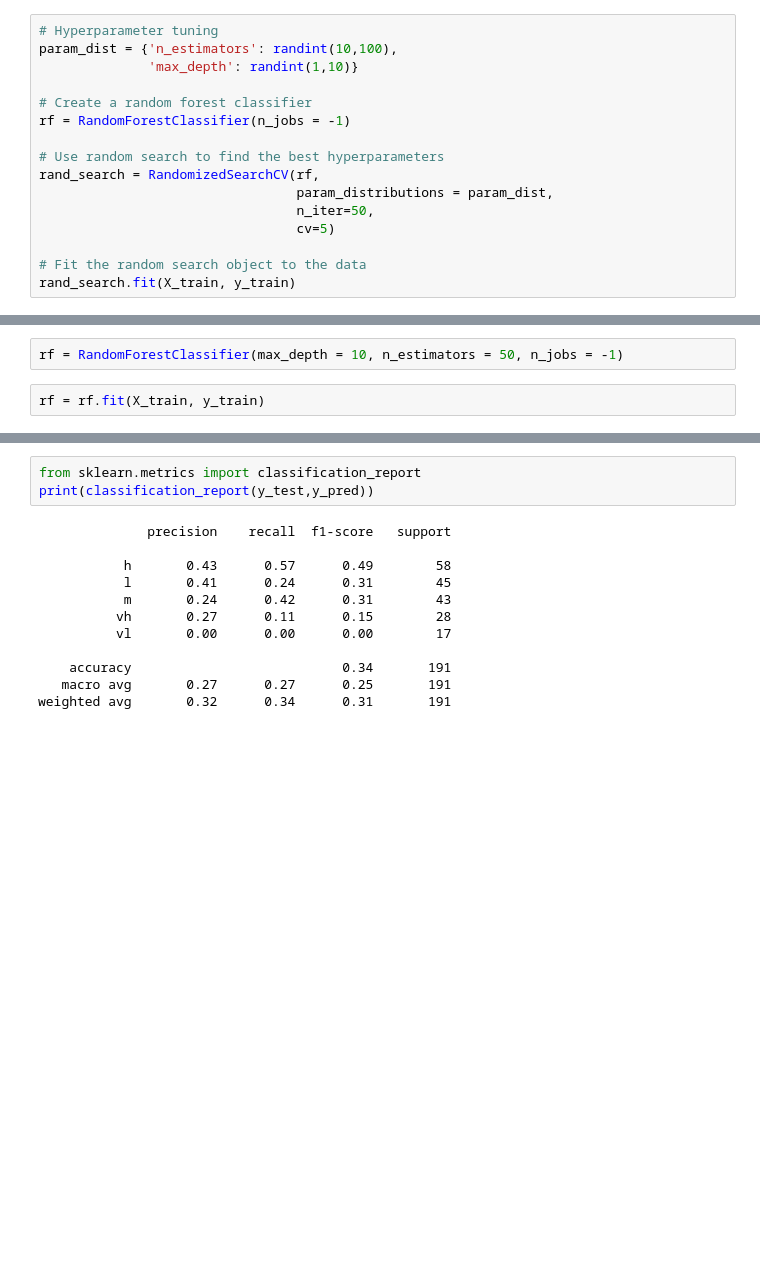
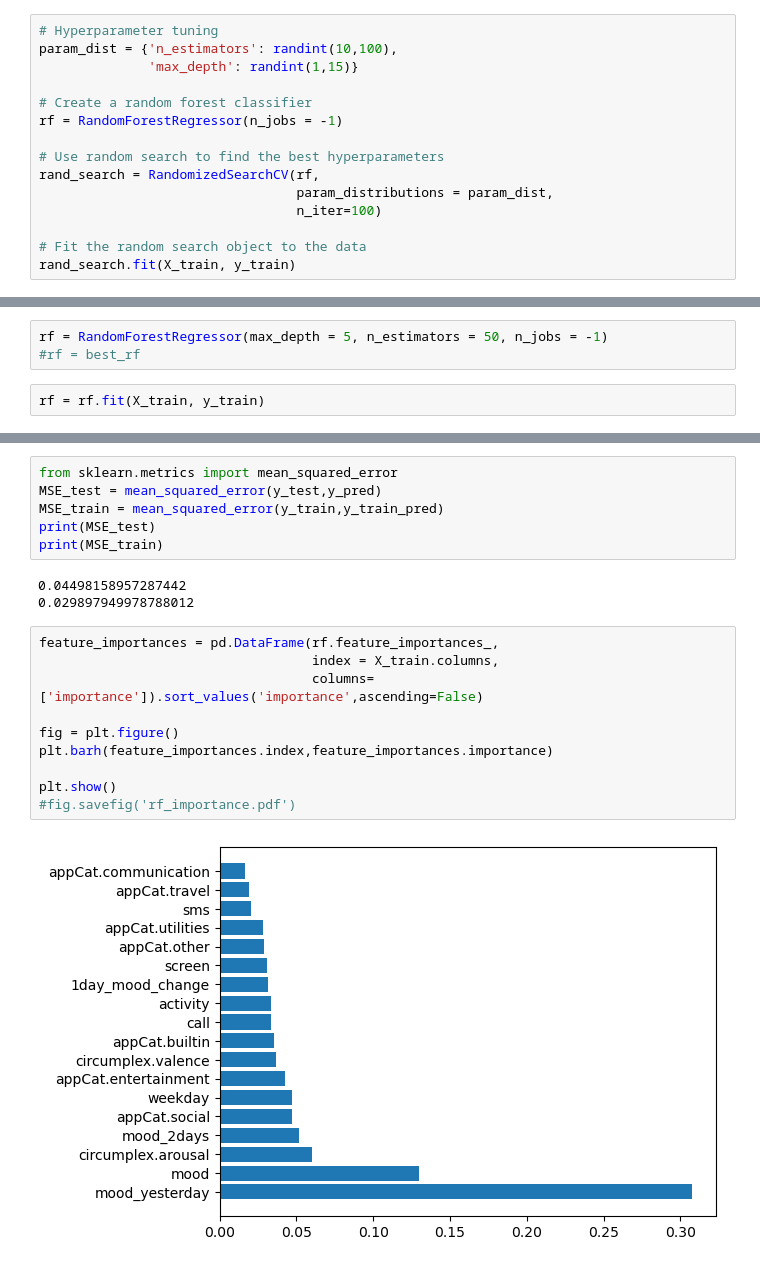
Before and after one commit to PaulHosek/DataMining, a Jupyter notebook: prepare_data_forrest.ipynb, the cells around one changed output, grey strips where cells are left out. Drawn from its saved outputs; the diff is of its cells as text; blank space fills up the shorter version.

```diff
--- a/prepare_data_forrest.ipynb
+++ b/prepare_data_forrest.ipynb
@@ -206,16 +124,15 @@ X_train, X_test, y_train, y_test = train_test_split(X, y, test_size=0.2)
 # %%
 # Hyperparameter tuning
 param_dist = {'n_estimators': randint(10,100),
-              'max_depth': randint(1,10)}
+              'max_depth': randint(1,15)}
 
 # Create a random forest classifier
-rf = RandomForestClassifier(n_jobs = -1)
+rf = RandomForestRegressor(n_jobs = -1)
 
 # Use random search to find the best hyperparameters
 rand_search = RandomizedSearchCV(rf,
                                  param_distributions = param_dist,
-                                 n_iter=50,
-                                 cv=5)
+                                 n_iter=100)
 
 # Fit the random search object to the data
 rand_search.fit(X_train, y_train)
@@ -225,5 +148,6 @@ print('Best hyperparameters:',  rand_search.best_params_)
 # %%
-rf = RandomForestClassifier(max_depth = 10, n_estimators = 50, n_jobs = -1)
+rf = RandomForestRegressor(max_depth = 5, n_estimators = 50, n_jobs = -1)
+#rf = best_rf
 # %%
 rf = rf.fit(X_train, y_train)
 # %%
@@ -238,15 +156,21 @@ ConfusionMatrixDisplay(confusion_matrix=cm).plot()
 # %%
-from sklearn.metrics import classification_report
-print(classification_report(y_test,y_pred))
+from sklearn.metrics import mean_squared_error
+MSE_test = mean_squared_error(y_test,y_pred)
+MSE_train = mean_squared_error(y_train,y_train_pred)
+print(MSE_test)
+print(MSE_train)
 # %% [output]
-              precision    recall  f1-score   support
-
-           h       0.43      0.57      0.49        58
-           l       0.41      0.24      0.31        45
-           m       0.24      0.42      0.31        43
-          vh       0.27      0.11      0.15        28
-          vl       0.00      0.00      0.00        17
-
-    accuracy                           0.34       191
-   macro avg       0.27      0.27      0.25       191
-weighted avg       0.32      0.34      0.31       191
+0.04498158957287442
+0.029897949978788012
+# %%
+feature_importances = pd.DataFrame(rf.feature_importances_,
+                                   index = X_train.columns,
+                                   columns=['importance']).sort_values('importance',ascending=False)
+
+fig = plt.figure()
+plt.barh(feature_importances.index,feature_importances.importance)
+
+plt.show()
+#fig.savefig('rf_importance.pdf')
+# %% [output]
+[figure, added]
```
Also changed, not shown: parts of 23 cells of this notebook, 56 other files.
